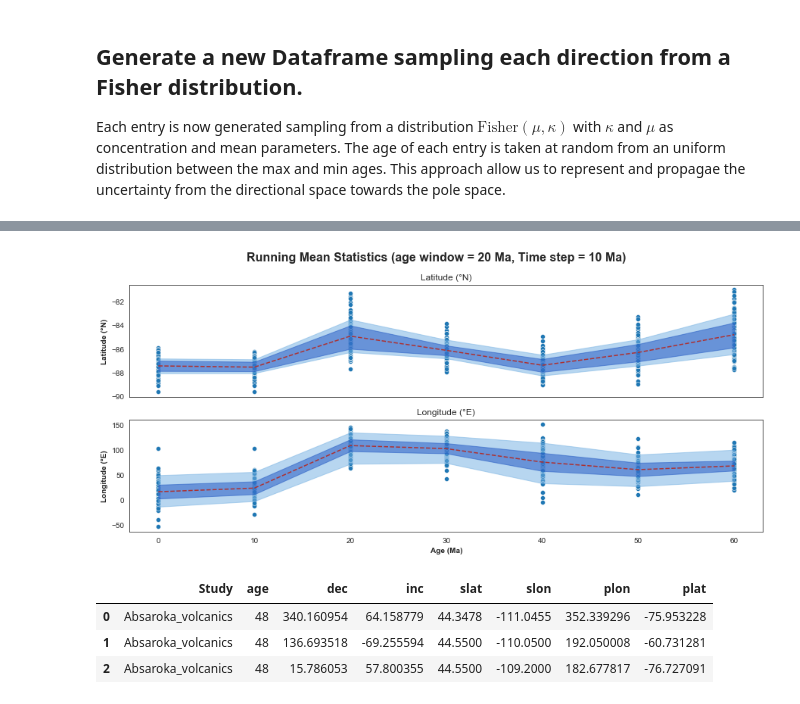
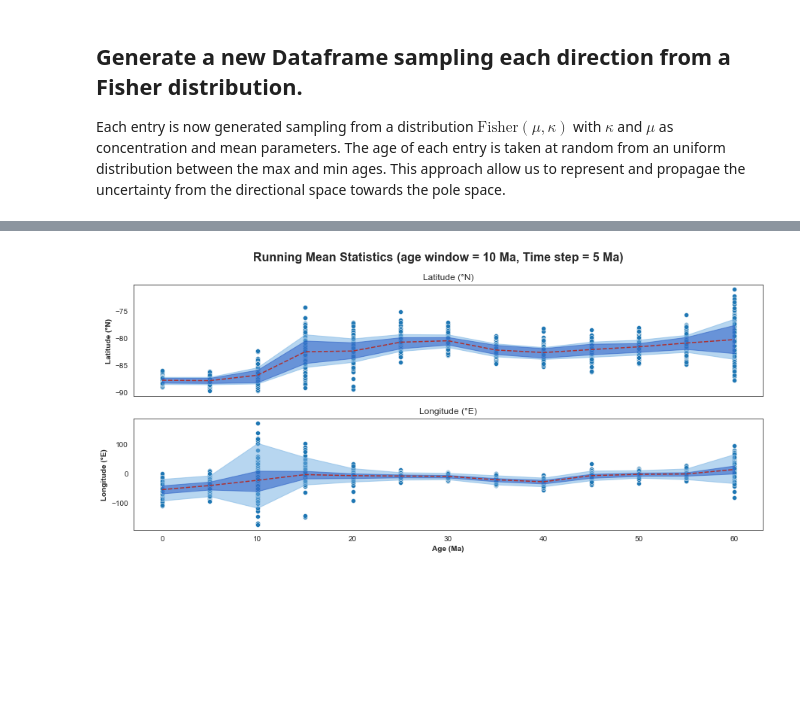
Before and after one commit to PolarWandering/Young_CEED, a Jupyter notebook: 4A_APWP_vgps_uncert_prop.ipynb, the cells around one changed output, grey strips where cells are left out. Cells and saved outputs as stored; diff of their text form; code cells hidden in the pictures; blank space fills up the shorter version.

Commit message:
notebook in which we propagate the uncertainties from the directional leevl

```diff
--- a/4A_APWP_vgps_uncert_prop.ipynb
+++ b/4A_APWP_vgps_uncert_prop.ipynb
@@ -35,20 +35,24 @@ def get_vgps_sampling_direction(df):
     In the present formulation we follow a conservative approach for the assignaiton of ages to each direction/VGP,
     it is taken at random between the min_age and max_age of reported VGPs.
     '''
-    Study, age_bst, decs, incs, slat, slon = [], [], [], [], [], []
+    Study, age_bst, decs, incs, slat, slon, indexes = [], [], [], [], [], [], []
     k_mean = df['k'].mean()
 
     for index, row in df.iterrows():
         # we first generate one random direction from the original entry.
         kappa = k_mean if np.isnan(row.k) else row.k # if we don't have kappa, we take the mean of the reported ones
-        directions_temp = ipmag.fishrot(k = kappa, n = 1, dec = row.dec, inc = row.inc, di_block = False)
+
+        directions_temp = ipmag.fishrot(k = kappa, n = 1, dec = row.dec_reverse, inc = row.inc_reverse, di_block = False)
 
         decs.append(directions_temp[0][0])
         incs.append(directions_temp[1][0])
         slat.append(row.slat)
         slon.append(row.slon)
+        indexes.append(index)
 
+        # make an if statement for normal oor uniform disttributions
         age_bst.append(np.random.randint(np.floor(row.min_age),np.ceil(row.max_age)))
+
         Study.append(row.Study)
 
     dictionary = {
@@ -62,20 +66,24 @@ def get_vgps_sampling_direction(df):
     new_df = pd.DataFrame(dictionary)
     new_df['plon'] = new_df.apply(lambda row: pmag.dia_vgp(row.dec, row.inc, 1, row.slat, row.slon)[0], axis =1)
     new_df['plat'] = new_df.apply(lambda row: pmag.dia_vgp(row.dec, row.inc, 1, row.slat, row.slon)[1], axis =1)
-    # transform to the southern hemisphere
-    new_df['plat'] = np.where(new_df['plat'] > 0, -new_df['plat'], new_df['plat'])
-    new_df['plon'] = np.where(new_df['plon'] > 0,(new_df['plon'] - 180.) % 360., new_df['plon'])
+
+    #set longitude in [-180,180]
+    new_df['plon'] = new_df.apply(lambda row: row.plon - 360 if row.plon > 180 else row.plon, axis =1)
+
+    new_df.index = indexes
 
     return new_df
 # %%
 min_age = 0
 max_age = 65
-window_length = 20
-time_step = 10
+window_length = 10
+time_step = 5
 # %%
-def running_mean_bootstrapped(df_vgps, plon_label, plat_label, age_label, window_length, time_step, max_age, min_age, n_bst = 100):
+def running_mean_bootstrapping_direction(df_vgps, plon_label, plat_label, age_label, window_length, time_step, max_age, min_age, n_bst = 100):
     '''
-    takes a compilation of vgps and for each time window uses the bootstrap approach to construct empirical confidence bounds.
+    takes a compilation of vgps (df_vgps). The original direction is taken as PDF to generate a pseudo-Dataset
+    that incorporates the uncertinty in the directional space and time. We apply this method a number $n_bst$ of times
+    to  generate $pseudo$-datasets. On each pseudo-dataset we run moving averages as usual.
     '''
 
     running_means_global = pd.DataFrame(columns=['run','N','k','A95','csd','foliation','lineation','collinearity','coplanarity'])
@@ -84,13 +92,17 @@ def running_mean_bootstrapped(df_vgps, plon_label, plat_label, age_label, window
 
         vgps_sample_ = df_vgps.sample(n = len(df_vgps), replace = True)
         vgps_sample = get_vgps_sampling_direction(vgps_sample_)
+
+#         vgps_sample = get_vgps_sampling_direction(df_vgps)
+
         running_means_tmp = pd.DataFrame()
         running_means_tmp = running_mean_APWP_shape(vgps_sample, plon_label, plat_label, age_label, window_length, time_step, max_age, min_age)
         running_means_tmp['run'] = float(i)
         running_means_global = running_means_global.append(running_means_tmp, ignore_index=True)
 
+    running_means_global['plon'] = running_means_global.apply(lambda row: row.plon - 360 if row.plon > 180 else row.plon, axis =1)
     return running_means_global
 # %%
 %%time
-ensemble = running_mean_bootstrapped(df_filtered_vgps,'plon', 'plat', 'age', window_length, time_step, max_age, min_age, n_bst = 100)
+RM_ensemble = running_mean_bootstrapping_direction(df_filtered_vgps,'plon', 'plat', 'age', window_length, time_step, max_age, min_age, n_bst = 100)
 # %% [output]
@@ -98,4 +111,4 @@ Wall time: 1min 4s
 # %%
-plot_APWP_RM_ensemble(ensemble, f"Running Mean Statistics (age window = {window_length} Ma, Time step = {time_step} Ma)")
+plot_APWP_RM_ensemble(RM_ensemble, f"Running Mean Statistics (age window = {window_length} Ma, Time step = {time_step} Ma)")
 # %% [output]
-[figure, old version]
+[figure, new version]
@@ -106,7 +114,0 @@ sample_ = get_vgps_sampling_direction(df_filtered_vgps)
-# %%
-sample_.head(3)
-# %% [output]
-|  | Study | age | dec | inc | slat | slon | plon | plat |
-| 0 | Absaroka_volcanics | 48 | 340.160954 | 64.158779 | 44.3478 | -111.0455 | 352.339296 | -75.953228 |
-| 1 | Absaroka_volcanics | 48 | 136.693518 | -69.255594 | 44.5500 | -110.0500 | 192.050008 | -60.731281 |
-| 2 | Absaroka_volcanics | 48 | 15.786053 | 57.800355 | 44.5500 | -109.2000 | 182.677817 | -76.727091 |
```
Also changed, not shown: parts of 13 cells of this notebook, 1 other file.
